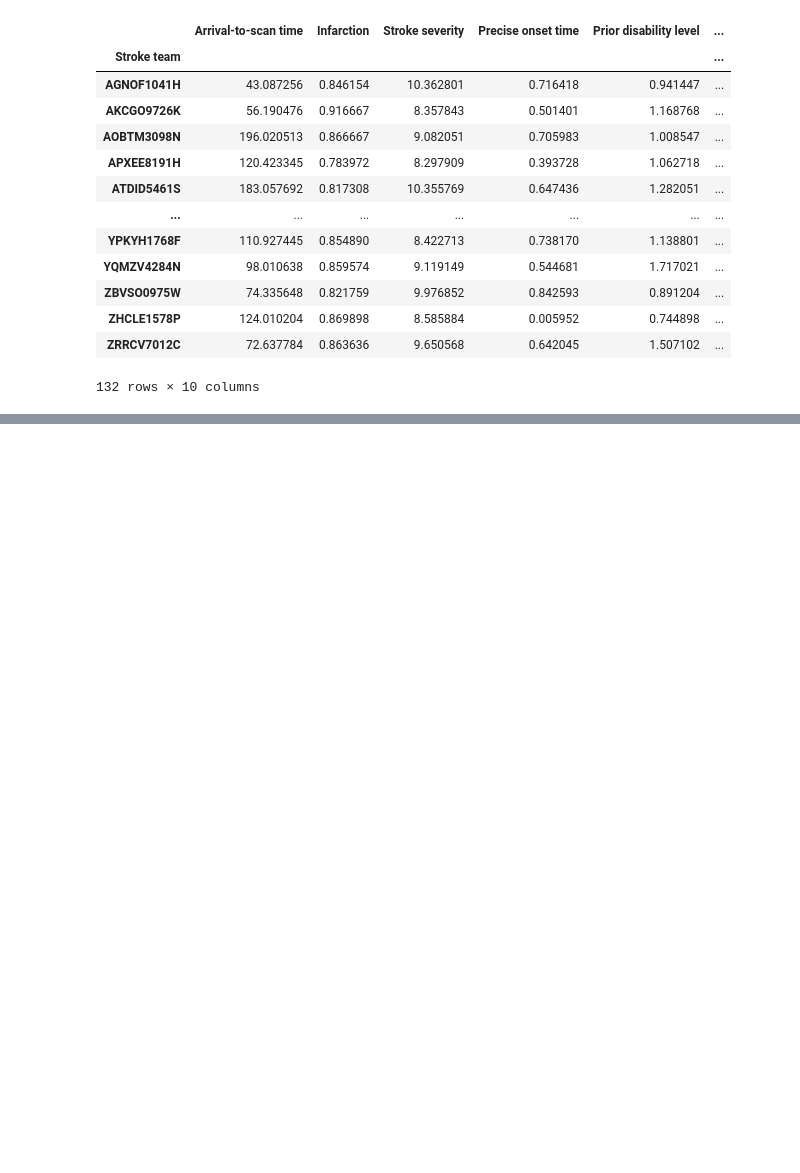
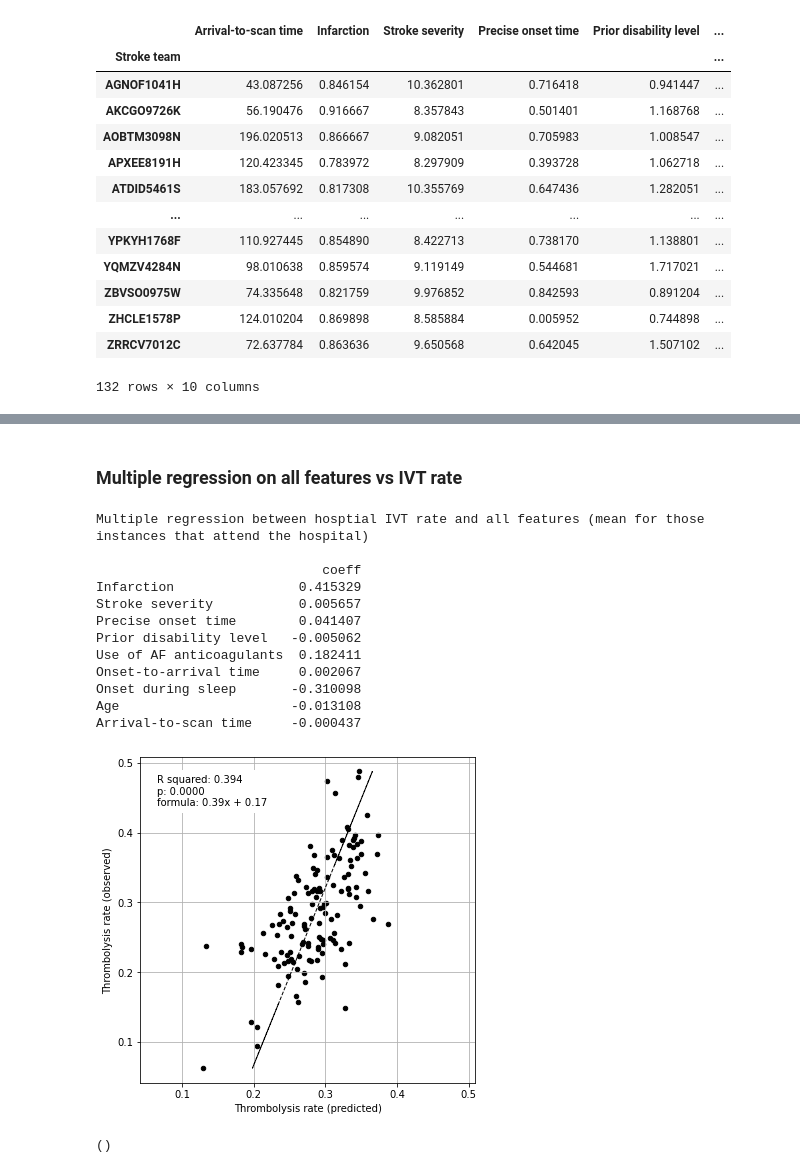
Before and after one commit to samuel-book/samuel_shap_paper_1, a Jupyter notebook: xgb_10_features/03h_xgb_feature_values_vs_ivt_rate_multiple_regression.ipynb, the cells around one changed output, grey strips where cells are left out. Saved outputs shown, nothing was run; the diff lists cells and outputs as text; code cells hidden in the pictures; blank space fills up the shorter version.

```diff
--- a/xgb_10_features/03h_xgb_feature_values_vs_ivt_rate_multiple_regression.ipynb
+++ b/xgb_10_features/03h_xgb_feature_values_vs_ivt_rate_multiple_regression.ipynb
@@ -336,0 +345,22 @@ Regression between hosptial IVT rate and it's patients mean hospital feature val
+# %% [markdown]
+### Multiple regression on all features vs IVT rate
+# %%
+print("Multiple regression between hosptial IVT rate and all features "
+      "(mean for those instances that attend the hospital)")
+print()
+fit_and_plot_multiple_regression(df, patient_features + hospital_features)
+# %% [output]
+Multiple regression between hosptial IVT rate and all features (mean for those instances that attend the hospital)
+
+                             coeff
+Infarction                0.415329
+Stroke severity           0.005657
+Precise onset time        0.041407
+Prior disability level   -0.005062
+Use of AF anticoagulants  0.182411
+Onset-to-arrival time     0.002067
+Onset during sleep       -0.310098
+Age                      -0.013108
+Arrival-to-scan time     -0.000437
+[figure, added]
+()
```
Also changed, not shown: parts of 13 cells of this notebook.
